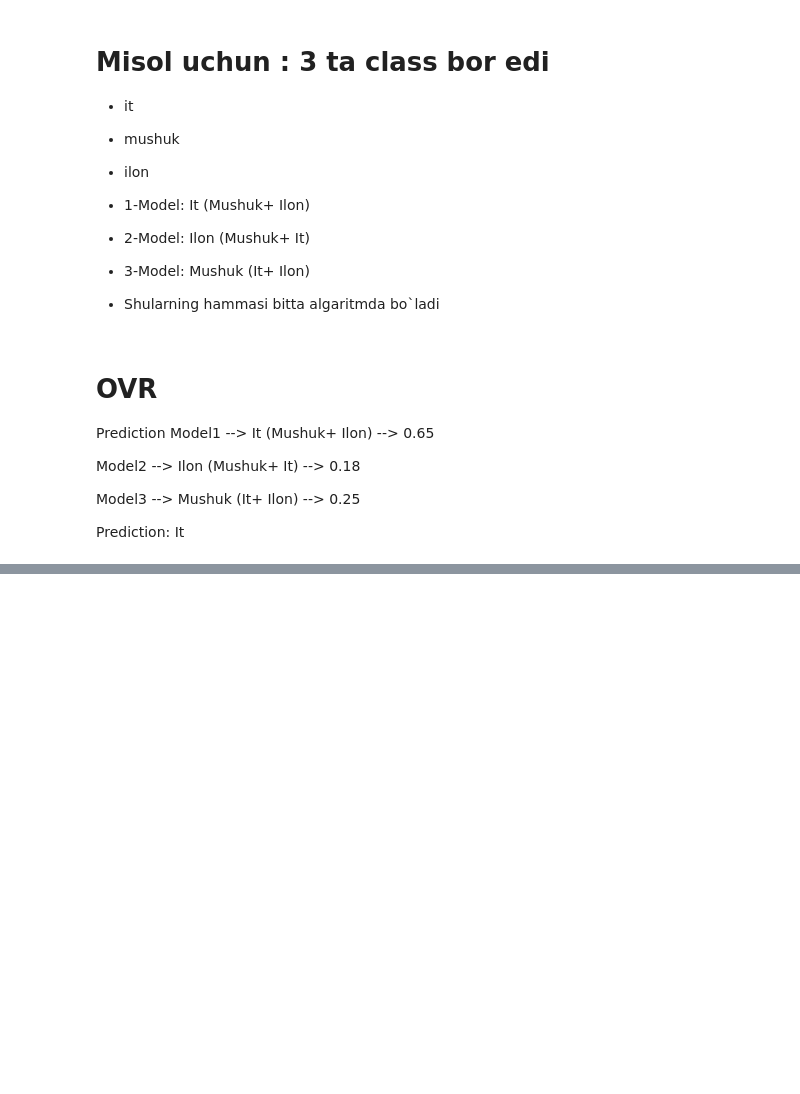
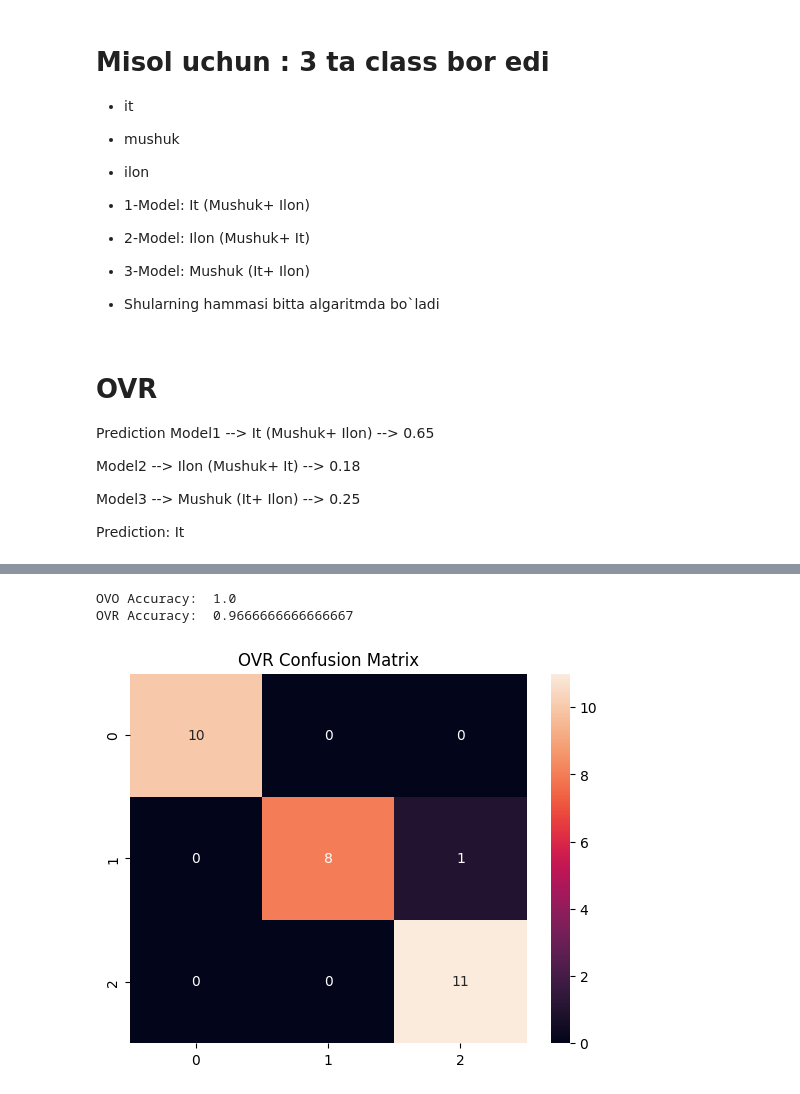
Before and after one commit to rrrasulbekruzmetov/Practise, a Jupyter notebook: Notebook/multi_class.ipynb, the cells around one changed output, grey strips where cells are left out. Saved outputs shown, nothing was run; the diff lists cells and outputs as text; code cells hidden in the pictures; blank space fills up the shorter version.

```diff
--- a/Notebook/multi_class.ipynb
+++ b/Notebook/multi_class.ipynb
@@ -50,0 +94,7 @@ Prediction: It
+# %%
+import seaborn as sns
+import pandas as pd
+
+df = sns.load_dataset("iris")
+
+df.head()
@@ -50,0 +118,11 @@ Prediction: It
+# %%
+from sklearn.model_selection import train_test_split
+from  sklearn.preprocessing import LabelEncoder
+
+x = df.drop("species", axis=1)
+y = df["species"]
+
+le = LabelEncoder()
+y = le.fit_transform(y)
+
+x_train, x_test, y_train, y_test = train_test_split(x, y, test_size=0.2, random_state=42)
@@ -50,0 +131,12 @@ Prediction: It
+# %%
+from sklearn.linear_model import LogisticRegression
+from sklearn.multiclass import OneVsRestClassifier
+from sklearn.metrics import accuracy_score, classification_report
+
+ovr_model = OneVsRestClassifier(LogisticRegression())
+ovr_model.fit(x_train, y_train)
+
+y_pred_ovr = ovr_model.predict(x_test)
+
+print("OVR Accuracy: ", accuracy_score(y_test, y_pred_ovr))
+print(classification_report(y_test, y_pred_ovr))
@@ -50,0 +178,18 @@ Prediction: It
+# %%
+print("OVO Accuracy: ", accuracy_score(y_test, y_pred_ovo))
+print("OVR Accuracy: ", accuracy_score(y_test, y_pred_ovr))
+# %% [output]
+OVO Accuracy:  1.0
+OVR Accuracy:  0.9666666666666667
+# %%
+import matplotlib.pyplot as plt
+from sklearn.metrics import confusion_matrix
+import seaborn as sns
+
+cm_ovr = confusion_matrix(y_test, y_pred_ovr)
+
+sns.heatmap(cm_ovr, annot=True, fmt="d")
+plt.title("OVR Confusion Matrix")
+plt.show()
+# %% [output]
+[figure, added]
```
Also changed, not shown: parts of 21 cells of this notebook.
